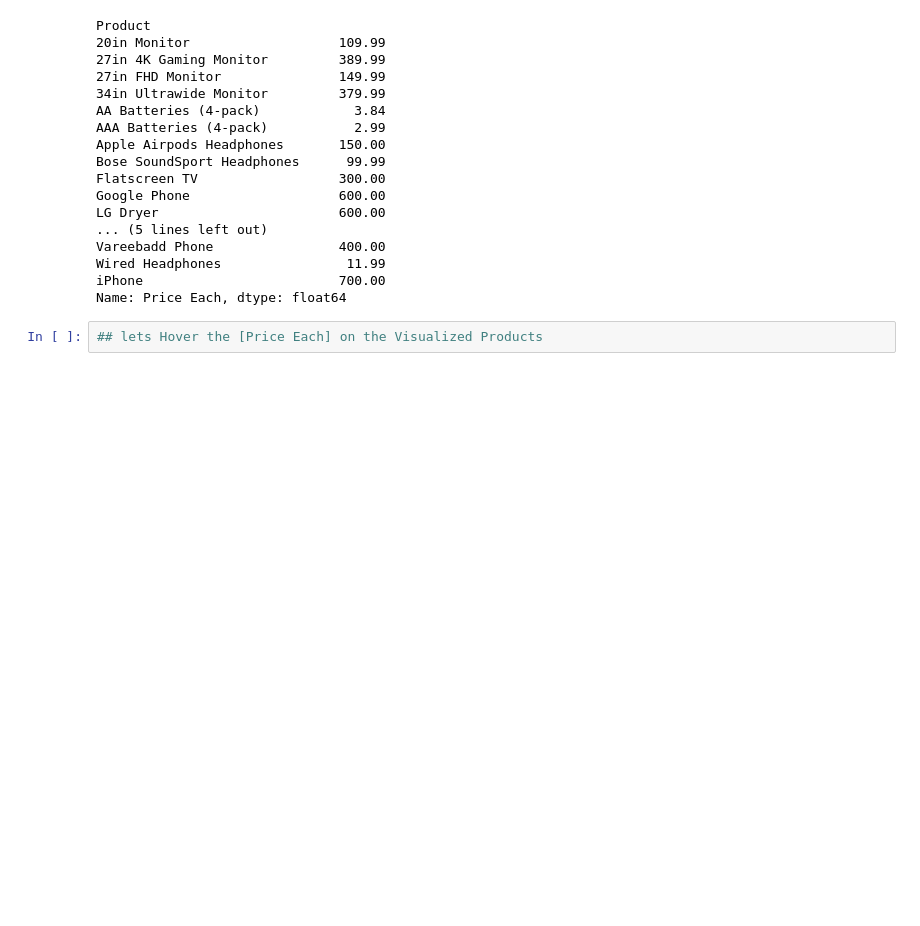
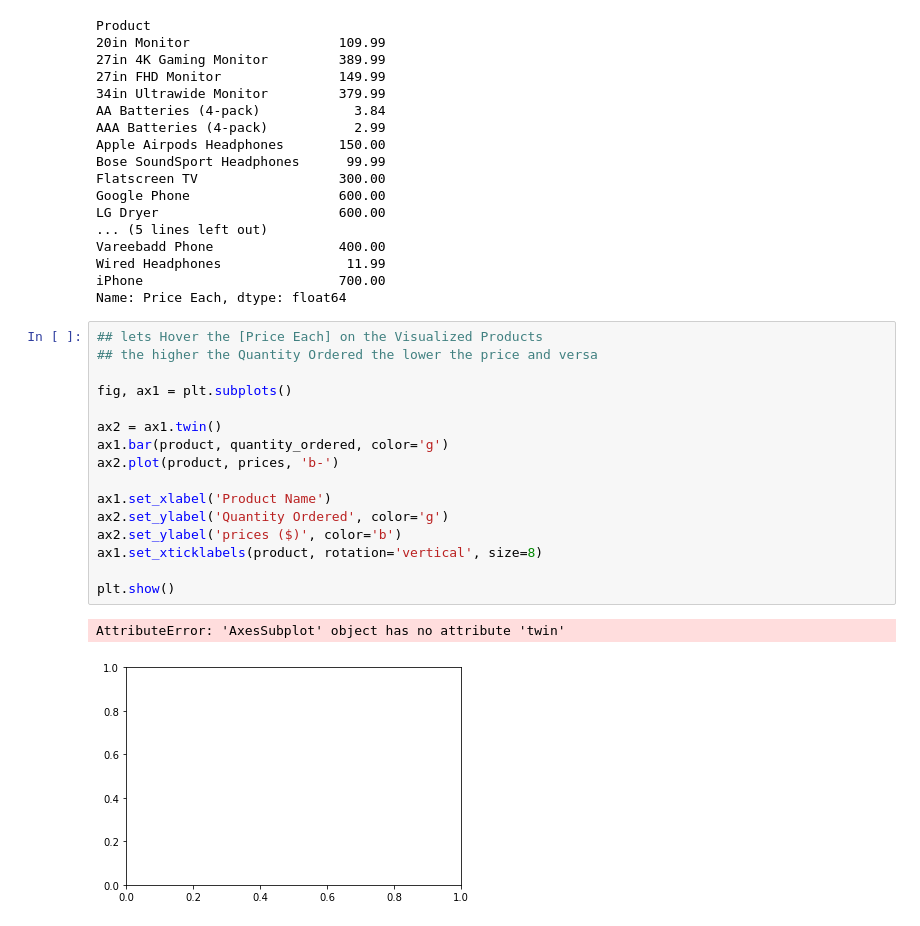
Before and after one commit to sheddyranking/Pandas_Project, a Jupyter notebook: Analysis.ipynb, the cells around one changed output. Saved outputs shown, nothing was run; the diff lists cells and outputs as text; blank space fills up the shorter version.

Commit message:
Hover the [Price Each] on the Visualized Products

```diff
--- a/Analysis.ipynb
+++ b/Analysis.ipynb
@@ -387,5 +387,22 @@ Vareebadd Phone                400.00
 Wired Headphones                11.99
 iPhone                         700.00
 Name: Price Each, dtype: float64
-# %%
-## lets Hover the [Price Each] on the Visualized Products
+# %%
+## lets Hover the [Price Each] on the Visualized Products
+## the higher the Quantity Ordered the lower the price and versa
+
+fig, ax1 = plt.subplots()
+
+ax2 = ax1.twin()
+ax1.bar(product, quantity_ordered, color='g')
+ax2.plot(product, prices, 'b-')
+
+ax1.set_xlabel('Product Name')
+ax2.set_ylabel('Quantity Ordered', color='g')
+ax2.set_ylabel('prices ($)', color='b')
+ax1.set_xticklabels(product, rotation='vertical', size=8)
+
+plt.show()
+# %% [output]
+AttributeError: 'AxesSubplot' object has no attribute 'twin'
+[figure, added]
```
